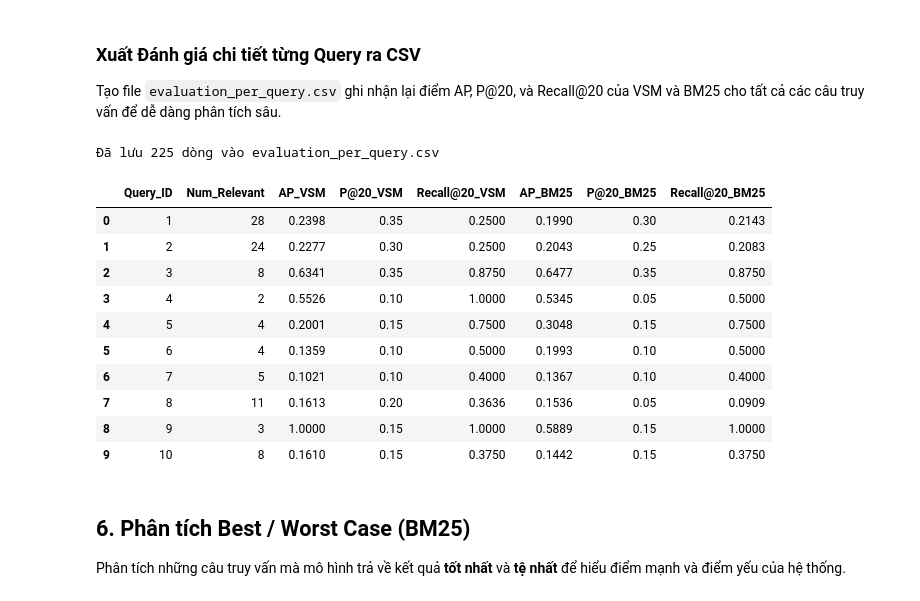
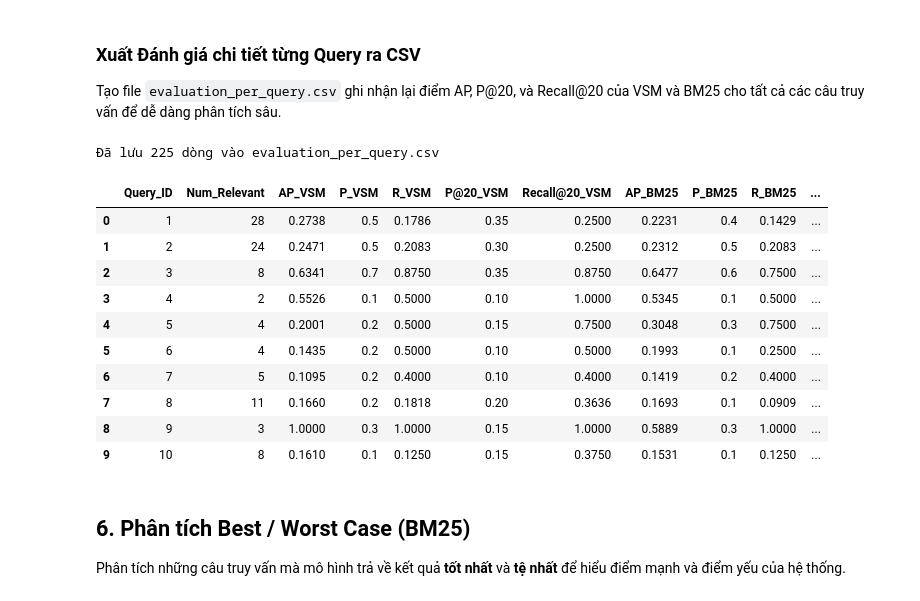
Before and after one commit to BPhucKHMT/CS419, a Jupyter notebook: final_project_cs419.ipynb, the cells around one changed output. Cells and saved outputs as stored; diff of their text form; code cells hidden in the pictures.

```diff
--- a/final_project_cs419.ipynb
+++ b/final_project_cs419.ipynb
@@ -878,51 +920,59 @@ Tạo file `evaluation_per_query.csv` ghi nhận lại điểm AP, P@20, và Rec
 k = 20
 eval_data = []
 
 for qid in queries.keys():
     if qid not in query_rels: continue
     relevant = set(query_rels[qid])
     if not relevant: continue
 
     # Hàm tính metric nội bộ
-    def calc_metrics(retrieved):
+    def calc_metrics(retrieved, positive_retrieved):
         top_k = retrieved[:k]
-        hits = sum(1 for d in top_k if d in relevant)
-        p_k = hits / k
-        r_k = hits / len(relevant)
+        hits_at_k = sum(1 for d in top_k if d in relevant)
+        p_k = hits_at_k / k
+        r_k = hits_at_k / len(relevant)
+
+        full_hits = sum(1 for d in positive_retrieved if d in relevant)
+        p_full = full_hits / len(positive_retrieved) if positive_retrieved else 0.0
+        r_full = full_hits / len(relevant)
         ap = average_precision(retrieved, query_rels[qid])
-        return ap, p_k, r_k
+        return ap, p_full, r_full, p_k, r_k
 
-    ap_vsm, p_vsm, r_vsm = calc_metrics(vsm_results.get(qid, []))
-    ap_bm25, p_bm25, r_bm25 = calc_metrics(bm25_results.get(qid, []))
+    ap_vsm, p_full_vsm, r_full_vsm, p_vsm, r_vsm = calc_metrics(vsm_results.get(qid, []), vsm_positive_results.get(qid, []))
+    ap_bm25, p_full_bm25, r_full_bm25, p_bm25, r_bm25 = calc_metrics(bm25_results.get(qid, []), bm25_positive_results.get(qid, []))
 
     eval_data.append({
         'Query_ID': qid,
         'Num_Relevant': len(relevant),
         'AP_VSM': round(ap_vsm, 4),
+        'P_VSM': round(p_full_vsm, 4),
+        'R_VSM': round(r_full_vsm, 4),
         'P@20_VSM': round(p_vsm, 4),
         'Recall@20_VSM': round(r_vsm, 4),
         'AP_BM25': round(ap_bm25, 4),
+        'P_BM25': round(p_full_bm25, 4),
+        'R_BM25': round(r_full_bm25, 4),
         'P@20_BM25': round(p_bm25, 4),
         'Recall@20_BM25': round(r_bm25, 4)
     })
 
 df_eval = pd.DataFrame(eval_data)
 df_eval.to_csv('evaluation_per_query.csv', index=False)
 print(f"Đã lưu {len(df_eval)} dòng vào evaluation_per_query.csv")
 display(df_eval.head(10))
 # %% [output]
 Đã lưu 225 dòng vào evaluation_per_query.csv
-|  | Query_ID | Num_Relevant | AP_VSM | P@20_VSM | Recall@20_VSM | AP_BM25 | P@20_BM25 | Recall@20_BM25 |
-| 0 | 1 | 28 | 0.2398 | 0.35 | 0.2500 | 0.1990 | 0.30 | 0.2143 |
-| 1 | 2 | 24 | 0.2277 | 0.30 | 0.2500 | 0.2043 | 0.25 | 0.2083 |
-| 2 | 3 | 8 | 0.6341 | 0.35 | 0.8750 | 0.6477 | 0.35 | 0.8750 |
-| 3 | 4 | 2 | 0.5526 | 0.10 | 1.0000 | 0.5345 | 0.05 | 0.5000 |
-| 4 | 5 | 4 | 0.2001 | 0.15 | 0.7500 | 0.3048 | 0.15 | 0.7500 |
-| 5 | 6 | 4 | 0.1359 | 0.10 | 0.5000 | 0.1993 | 0.10 | 0.5000 |
-| 6 | 7 | 5 | 0.1021 | 0.10 | 0.4000 | 0.1367 | 0.10 | 0.4000 |
-| 7 | 8 | 11 | 0.1613 | 0.20 | 0.3636 | 0.1536 | 0.05 | 0.0909 |
-| 8 | 9 | 3 | 1.0000 | 0.15 | 1.0000 | 0.5889 | 0.15 | 1.0000 |
-| 9 | 10 | 8 | 0.1610 | 0.15 | 0.3750 | 0.1442 | 0.15 | 0.3750 |
+|  | Query_ID | Num_Relevant | AP_VSM | P_VSM | R_VSM | P@20_VSM | Recall@20_VSM | AP_BM25 | P_BM25 | R_BM25 | ... |
+| 0 | 1 | 28 | 0.2738 | 0.5 | 0.1786 | 0.35 | 0.2500 | 0.2231 | 0.4 | 0.1429 | ... |
+| 1 | 2 | 24 | 0.2471 | 0.5 | 0.2083 | 0.30 | 0.2500 | 0.2312 | 0.5 | 0.2083 | ... |
+| 2 | 3 | 8 | 0.6341 | 0.7 | 0.8750 | 0.35 | 0.8750 | 0.6477 | 0.6 | 0.7500 | ... |
+| 3 | 4 | 2 | 0.5526 | 0.1 | 0.5000 | 0.10 | 1.0000 | 0.5345 | 0.1 | 0.5000 | ... |
+| 4 | 5 | 4 | 0.2001 | 0.2 | 0.5000 | 0.15 | 0.7500 | 0.3048 | 0.3 | 0.7500 | ... |
+| 5 | 6 | 4 | 0.1435 | 0.2 | 0.5000 | 0.10 | 0.5000 | 0.1993 | 0.1 | 0.2500 | ... |
+| 6 | 7 | 5 | 0.1095 | 0.2 | 0.4000 | 0.10 | 0.4000 | 0.1419 | 0.2 | 0.4000 | ... |
+| 7 | 8 | 11 | 0.1660 | 0.2 | 0.1818 | 0.20 | 0.3636 | 0.1693 | 0.1 | 0.0909 | ... |
+| 8 | 9 | 3 | 1.0000 | 0.3 | 1.0000 | 0.15 | 1.0000 | 0.5889 | 0.3 | 1.0000 | ... |
+| 9 | 10 | 8 | 0.1610 | 0.1 | 0.1250 | 0.15 | 0.3750 | 0.1531 | 0.1 | 0.1250 | ... |
 # %% [markdown]
 ## 6. Phân tích Best / Worst Case (BM25)
 
```
Also changed, not shown: parts of 9 cells of this notebook.
